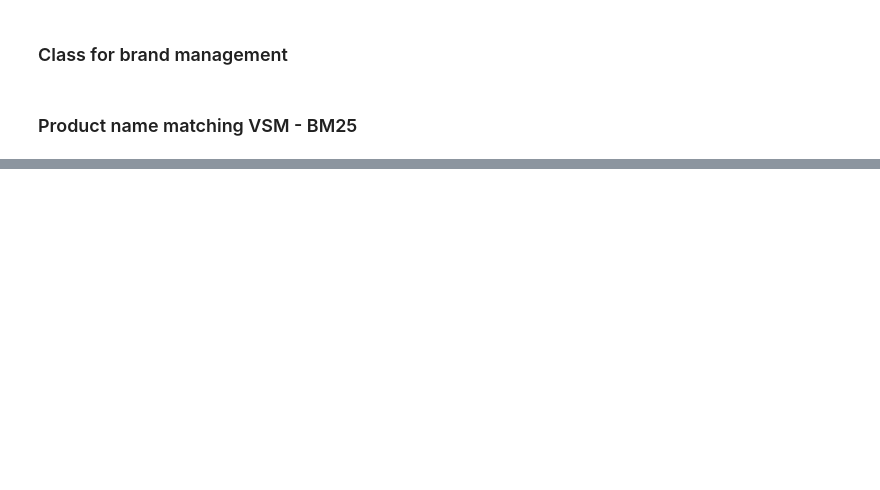
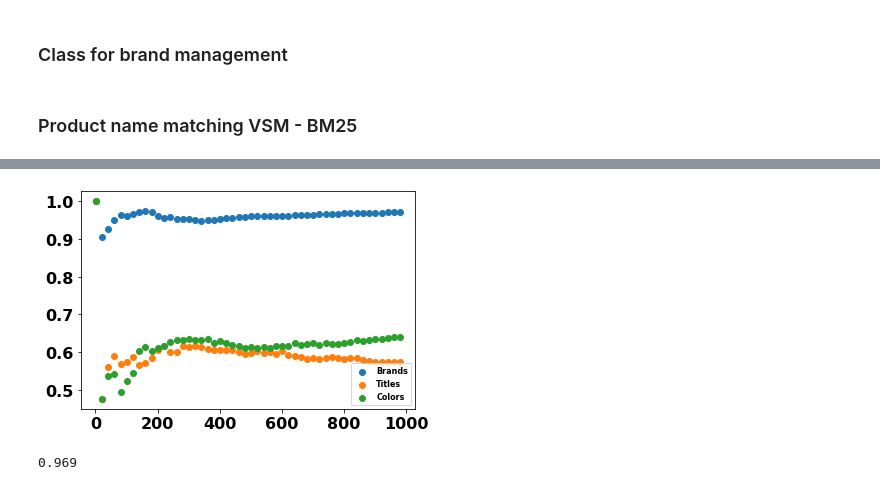
Before and after one commit to StefanoMarzo/ml-match-engine, a Jupyter notebook: ProductMatching.ipynb, the cells around one changed output, grey strips where cells are left out. Saved outputs shown, nothing was run; the diff lists cells and outputs as text; code cells hidden in the pictures; blank space fills up the shorter version.

```diff
--- a/ProductMatching.ipynb
+++ b/ProductMatching.ipynb
@@ -185,8 +193,8 @@ class BM25Z(BM25L):
     def get_corpus_scores(self, query):
         query = self.processed_text(query).split()
         return [TextRelevance(x,y) for x, y in zip(self.get_corpus_str(), self.get_scores(query))]
-    def get_relevant_results(self, query):
-        res = [el for el in self.get_corpus_scores(query) if el.relevance > 0]
+    def get_relevant_results(self, query, threshold=0):
+        res = [el for el in self.get_corpus_scores(query) if el.relevance > threshold]
         res = sorted(res, key=lambda x: x.relevance, reverse=True)
         return res
 # %%
@@ -367,0 +432,52 @@ descr matching: 1.0 over: 20 matches with avg matches: 61980.0
+# %%
+def get_matches_coords(matches):
+    x = np.arange(1, len(matches))
+    y_list = []
+    for i in range(1, len(matches)):
+        #y_list += [calc_match_accuracy(matches[0:i]) * calc_match_rate(matches[0:i])]
+        y_list += [calc_match_rate(matches[0:i])]
+    y = np.array(y_list)
+    return x, y
+
+b_x, b_y = get_matches_coords(brand_matches)
+t_x, t_y = get_matches_coords(title_matches)
+c_x, c_y = get_matches_coords(color_matches)
+#d_x, d_y = get_matches_coords(descr_matches)
+
+p_brands = plt.scatter(b_x, b_y)
+p_titles = plt.scatter(t_x, t_y)
+p_colors = plt.scatter(c_x, c_y)
+#p_descrs = plt.scatter(d_x, d_y)
+
+plt.legend((p_brands, p_titles, p_colors),
+           ('Brands', 'Titles', 'Colors'),
+           scatterpoints=1,
+           fontsize=8)
+
+plt.show()
+# %% [output]
+[figure, added]
+# %%
+def calculate_match_score(zalando_offer_id, aboutyou_offer_id):
+    zalando_offer = zalando_prod_training.loc[zalando_prod_training['offer_id'] == zalando_offer_id]
+    aboutyou_offer = aboutyou_prod_training.loc[aboutyou_prod_training['offer_id'] == aboutyou_offer_id]
+    zalando_index = zalando_offer.index.values[0]
+
+    brand_weight = 0.969
+    brand_matches = brand_likely_matches(zalando_index)
+    brand_in = aboutyou_offer_id in brand_matches['aboutyou_ids']
+
+    title_weight = 0.579
+    title_matches = title_likely_matches(zalando_index)
+    title_in = aboutyou_offer_id in title_matches['aboutyou_ids']
+
+    color_weight = 0.637
+    color_matches = color_likely_matches(zalando_index)
+    color_in = aboutyou_offer_id in color_matches['aboutyou_ids']
+
+    score = int(brand_in) * brand_weight + int(title_in) * title_weight + int(color_in) * color_weight
+    print(score)
+
+calculate_match_score('b33f55d6-0149-4063-8b63-3eeae63562a2', 'ad5ceb87-0254-4171-b650-1d4d09f48efc')
+# %% [output]
+0.969
```
Also changed, not shown: parts of 14 cells of this notebook, 3 other files.
